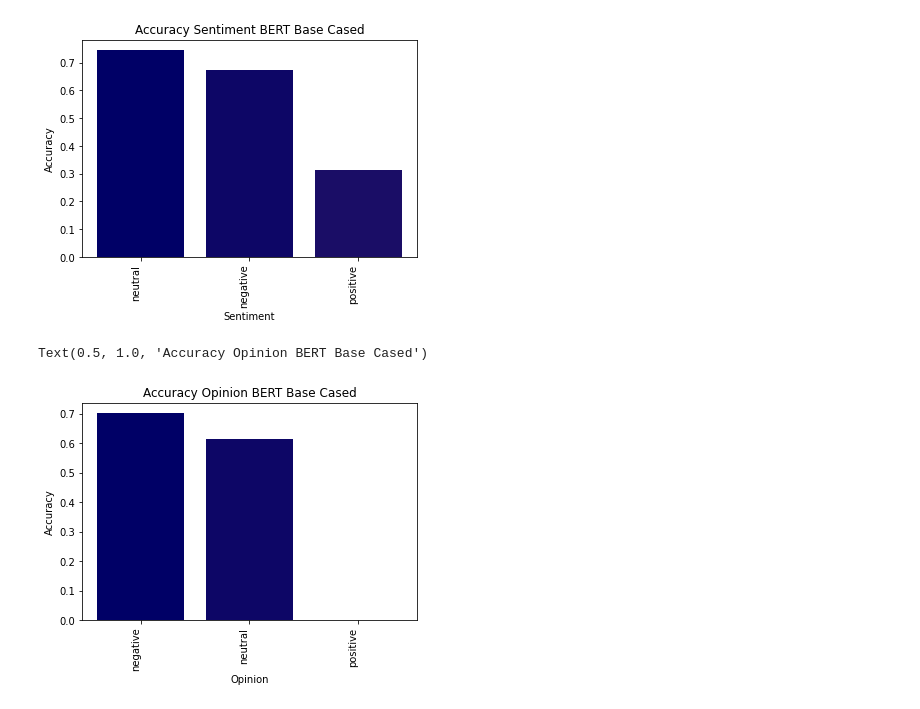
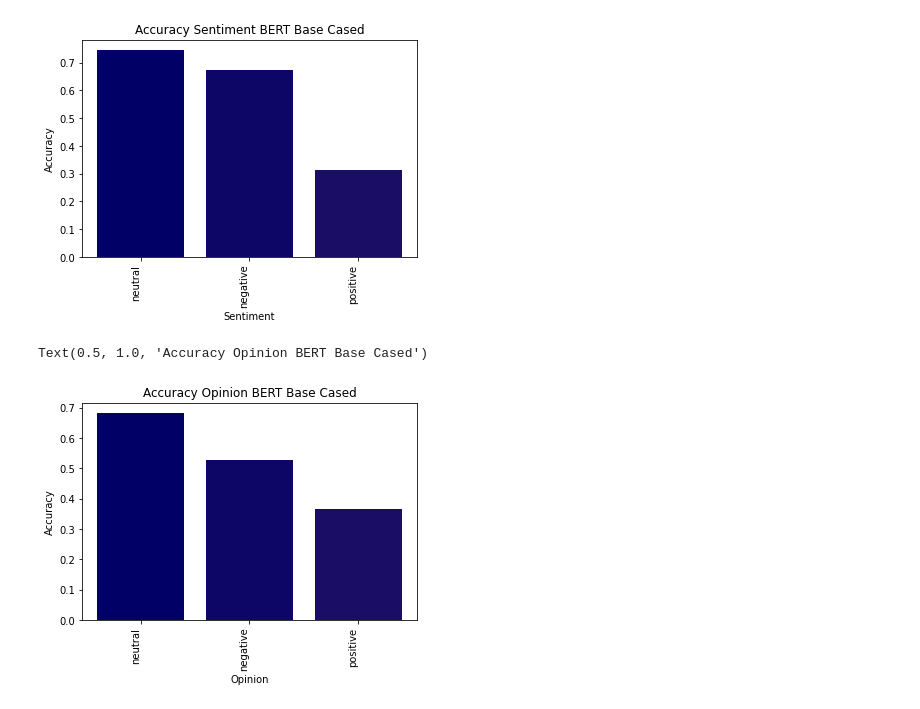
Before and after one commit to KirchnerS/Masterarbeit, a Jupyter notebook: graphs.ipynb, the cells around one changed output. Cells and saved outputs as stored; diff of their text form; code cells hidden in the pictures.

```diff
--- a/graphs.ipynb
+++ b/graphs.ipynb
@@ -1118,24 +1160,24 @@ plt.title("Accuracy Sentiment BERT Base Cased")
 Text(0.5, 1.0, 'Accuracy Sentiment BERT Base Cased')
 [figure]
 # %%
-accuracies = {'negative': 0.7025316455696202, 'positive': 0.0, 'neutral': 0.6148867313915858}
+accuracies = {'negative': 0.5284810126582279, 'positive': 0.3657142857142857, 'neutral': 0.6828478964401294}
 accuracies = {k: v for k, v in sorted(accuracies.items(), key=lambda item: item[1], reverse=True)}
 topics = accuracies.keys()
 values = accuracies.values()
 
 
 fig, ax = plt.subplots()
 
 my_colors = [(x/20, x/40, 0.4 ) for x in range(len(accuracies))]
 plt.bar(topics, values, color=my_colors)
 
 
 
 
 plt.xlabel("Opinion")
 plt.ylabel("Accuracy")
 plt.setp(ax.get_xticklabels(), rotation=90, horizontalalignment='right')
 plt.title("Accuracy Opinion BERT Base Cased")
 # %% [output]
 Text(0.5, 1.0, 'Accuracy Opinion BERT Base Cased')
-[figure, old version]
+[figure, new version]
```
Also changed, not shown: parts of 8 cells of this notebook, 2 other files.
